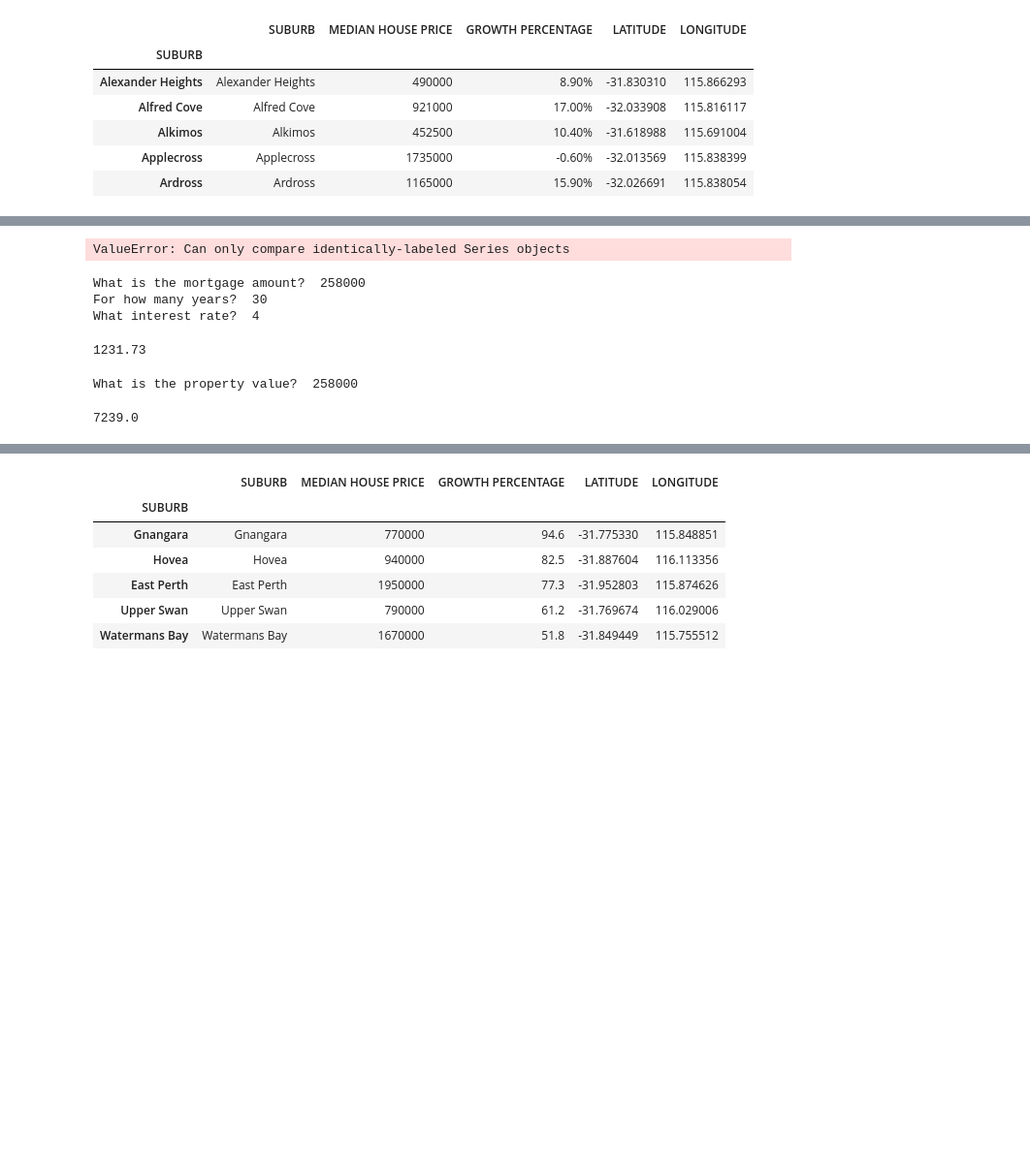
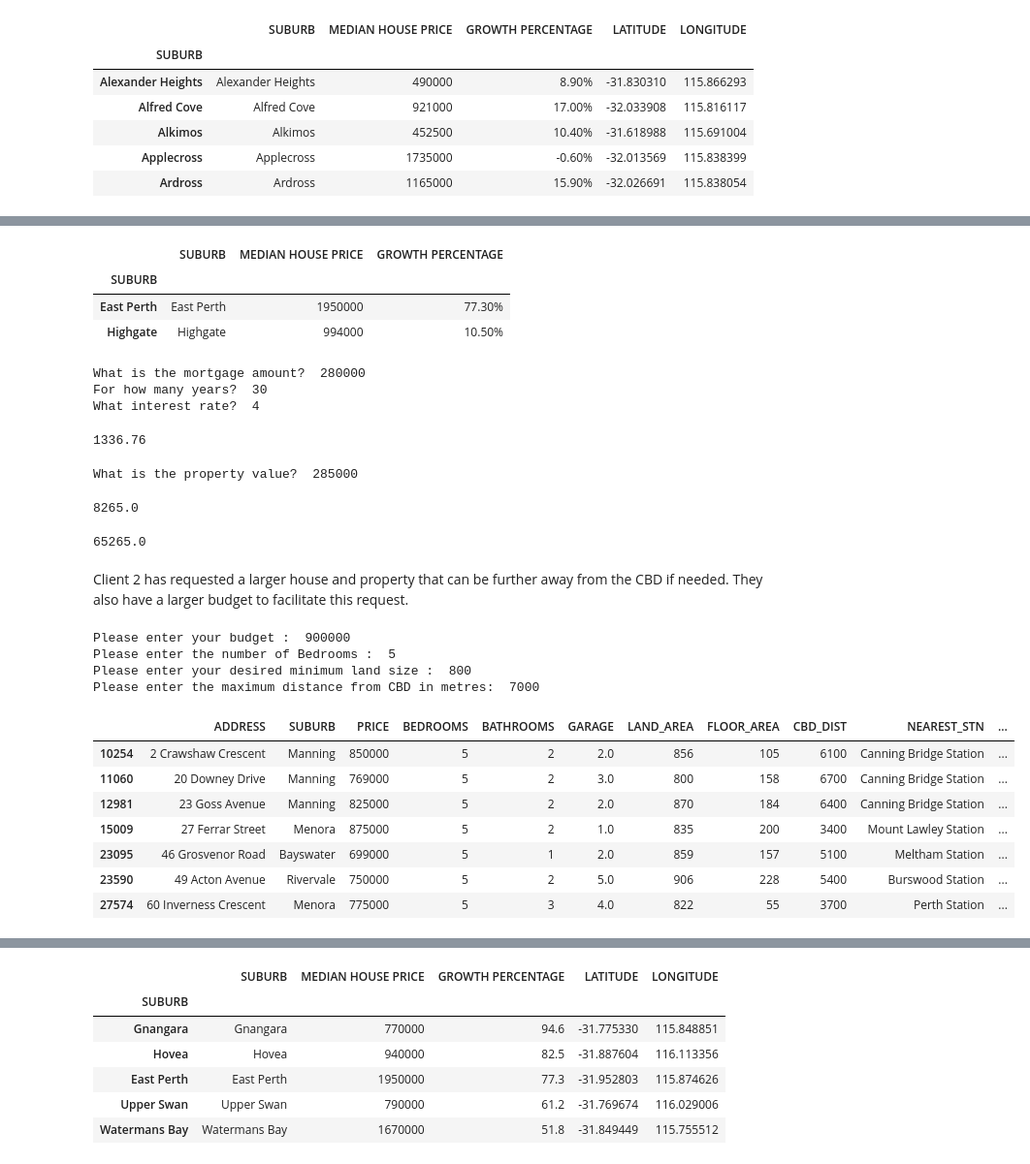
Before and after one commit to Swerdna14/Project-1-Group-1, a Jupyter notebook: project_masterfile.ipynb, the cells around one changed output, grey strips where cells are left out. Shown: that part at 97% size. Drawn from its saved outputs; the diff is of its cells as text; code cells hidden in the pictures; blank space fills up the shorter version.

```diff
--- a/project_masterfile.ipynb
+++ b/project_masterfile.ipynb
@@ -147,7 +158,15 @@ client1.hvplot.points('LONGITUDE',
 # %% [output]
 [interactive output not drawn]
 # %%
-suburbs_df_price.loc[(suburbs_df_price["SUBURB"] == client1['SUBURB'])]
+#Creating an empty list
+temp_list = {}
+#Loading the suburb which the property is located in.
+temp_list = client1['SUBURB']
+#Printing the median price and the growth rate of the property.
+display(price_df[price_df['SUBURB'].isin(temp_list)])
 # %% [output]
-ValueError: Can only compare identically-labeled Series objects
+|  | SUBURB | MEDIAN HOUSE PRICE | GROWTH PERCENTAGE |
+| SUBURB |  |  |  |
+| East Perth | East Perth | 1950000 | 77.30% |
+| Highgate | Highgate | 994000 | 10.50% |
 # %%
@@ -161,13 +184,18 @@ def mortgagecalculator (mortgage, years, interest):
     payment = float("{0:.2f}".format(mortgage*numerator/denominator))
     return(payment)
 # %%
-x=int(input('What is the mortgage amount? '))
-y=int(input('For how many years? '))
-z=int(input('What interest rate? '))
-mortgagecalculator(x,y,z)
+#Collecting clients mortgage details.
+#Requesting client the loan amount
+mortgate_amount=int(input('What is the mortgage amount? '))
+#Enquiring clint of the duration to repay the loan
+no_of_years=int(input('For how many years? '))
+#Collecting the intrest rate information from the bank
+intrest_rate=int(input('What interest rate? '))
+#Calling the function to provide the monthly repayment
+mortgagecalculator(mortgate_amount,no_of_years,intrest_rate)
 # %% [output]
-What is the mortgage amount?  258000
+What is the mortgage amount?  280000
 For how many years?  30
 What interest rate?  4
-1231.73
+1336.76
 # %%
@@ -186,7 +216,9 @@ def stampdutycalculator (purchase_price):
     return stamp_duty
 # %%
-q=int(input('What is the property value? '))
-stampdutycalculator(q)
+#Entering the property value dynamically.
+property_value=int(input('What is the property value? '))
+#Calling the function definition to calculate the property_value
+stampdutycalculator(property_value)
 # %% [output]
-What is the property value?  258000
+What is the property value?  285000
-7239.0
+8265.0
@@ -195,2 +225,36 @@ What is the property value?  258000
+# %%
+deposit = (property_value * 0.2) + 8265
+deposit
+# %% [output]
+65265.0
+# %% [markdown]
+Client 2 has requested a larger house and property that can be further away from the CBD if needed. They also have a larger budget to facilitate this request.
+# %%
+#Input of client 2's requirements
+#Requesting the clients property requirements
+plan_budget2 = int(input('Please enter your budget : '))
+bedrooms2 = int(input('Please enter the number of Bedrooms : '))
+landsize2 = int(input('Please enter your desired minimum land size : '))
+cbddist2 = int(input('Please enter the maximum distance from CBD in metres: '))
+#Filtering out properties based on clients requirements
+client2 = df.loc[(all_perth_data['BEDROOMS'] >= bedrooms2)
+                               & (df['PRICE'] <= plan_budget2)
+                               & (df['CBD_DIST'] <= cbddist2)
+                               & (df['LAND_AREA'] >= landsize2)]
+#Displaying the properties which meet clients requirements
+client2
+# %% [output]
+Please enter your budget :  900000
+Please enter the number of Bedrooms :  5
+Please enter your desired minimum land size :  800
+Please enter the maximum distance from CBD in metres:  7000
+|  | ADDRESS | SUBURB | PRICE | BEDROOMS | BATHROOMS | GARAGE | LAND_AREA | FLOOR_AREA | CBD_DIST | NEAREST_STN | ... |
+| 10254 | 2 Crawshaw Crescent | Manning | 850000 | 5 | 2 | 2.0 | 856 | 105 | 6100 | Canning Bridge Station | ... |
+| 11060 | 20 Downey Drive | Manning | 769000 | 5 | 2 | 3.0 | 800 | 158 | 6700 | Canning Bridge Station | ... |
+| 12981 | 23 Goss Avenue | Manning | 825000 | 5 | 2 | 2.0 | 870 | 184 | 6400 | Canning Bridge Station | ... |
+| 15009 | 27 Ferrar Street | Menora | 875000 | 5 | 2 | 1.0 | 835 | 200 | 3400 | Mount Lawley Station | ... |
+| 23095 | 46 Grosvenor Road | Bayswater | 699000 | 5 | 1 | 2.0 | 859 | 157 | 5100 | Meltham Station | ... |
+| 23590 | 49 Acton Avenue | Rivervale | 750000 | 5 | 2 | 5.0 | 906 | 228 | 5400 | Burswood Station | ... |
+| 27574 | 60 Inverness Crescent | Menora | 775000 | 5 | 3 | 4.0 | 822 | 55 | 3700 | Perth Station | ... |
 # %%
 #New geo plot that contains house options for client B
```
Also changed, not shown: parts of 15 cells of this notebook.
